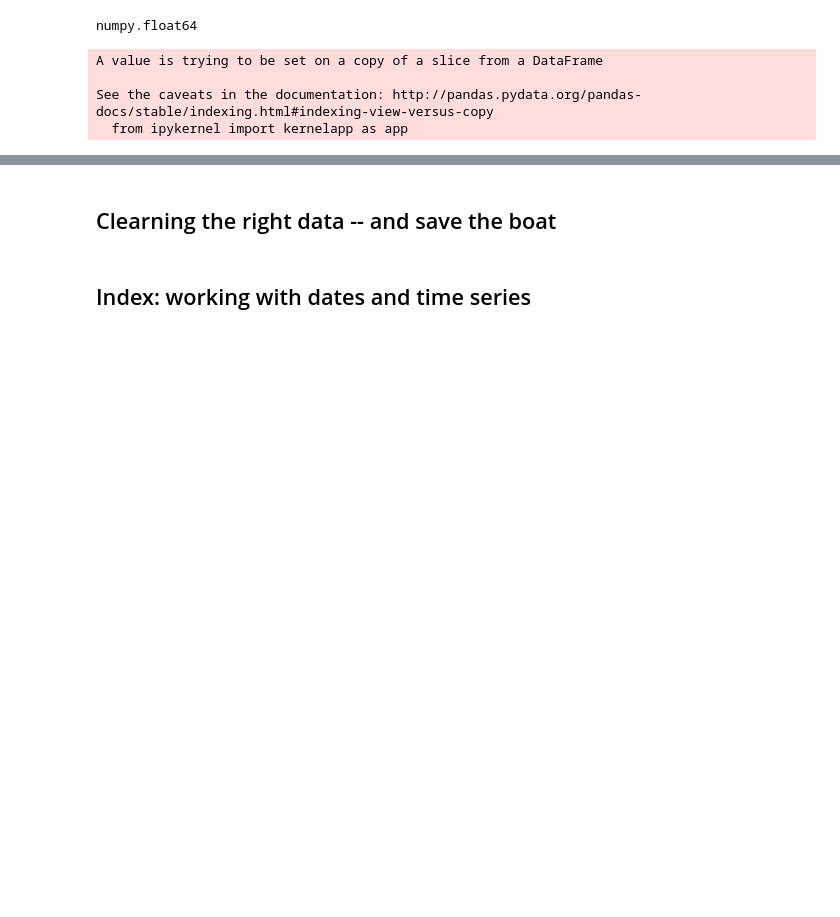
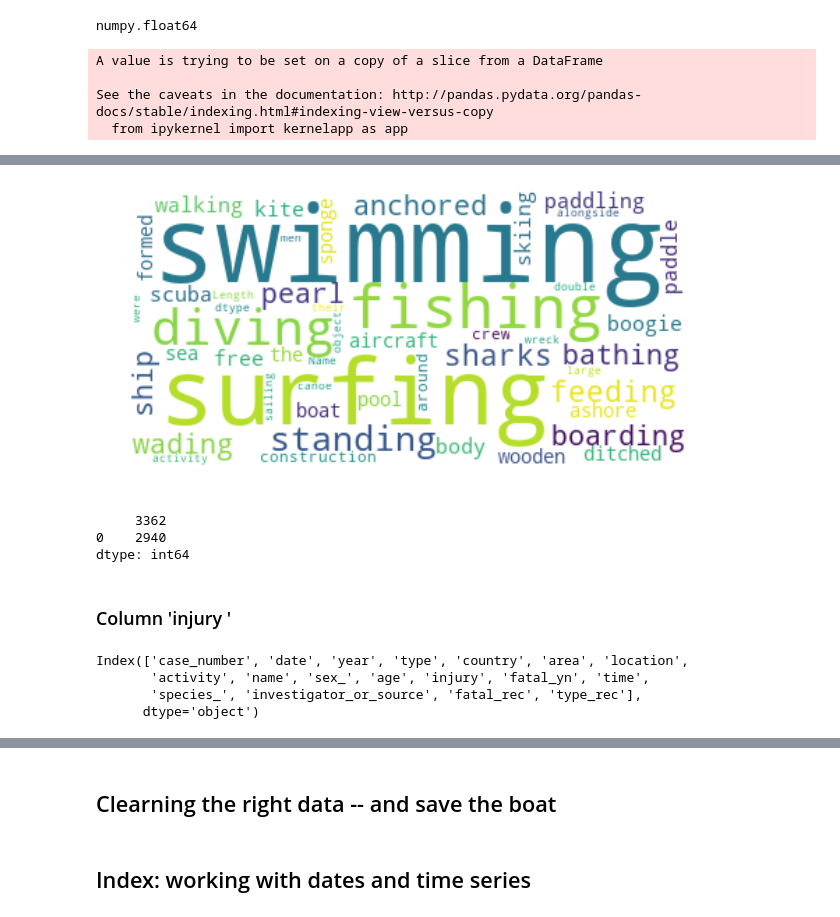
Before and after one commit to ironhacksao-datateam/june2019-ft, a Jupyter notebook: week_2/pandas-project/your-code/pandas_project.ipynb, the cells around one changed output, grey strips where cells are left out. Drawn from its saved outputs; the diff is of its cells as text; code cells hidden in the pictures; blank space fills up the shorter version.

```diff
--- a/week_2/pandas-project/your-code/pandas_project.ipynb
+++ b/week_2/pandas-project/your-code/pandas_project.ipynb
@@ -515,0 +608,7 @@ df2
+# %%
+swords = ['from', 'in', 'was', 'NaN', 'at', 'of', 'by', 'on', 'shark', 'incident', 'invalid', 'not', 'involvement']
+# %%
+word_cloud_figure(df['activity'],
+                  stopwords=swords)
+# %% [output]
+[figure, added]
@@ -515,0 +618,15 @@ df2
+# %%
+one_col(new_features(dict_species, df.species_)).value_counts()
+# %% [output]
+     3362
+0    2940
+dtype: int64
+# %% [markdown]
+### Column 'injury  '
+# %%
+df.columns
+# %% [output]
+Index(['case_number', 'date', 'year', 'type', 'country', 'area', 'location',
+       'activity', 'name', 'sex_', 'age', 'injury', 'fatal_yn', 'time',
+       'species_', 'investigator_or_source', 'fatal_rec', 'type_rec'],
+      dtype='object')
```
Also changed, not shown: parts of 85 cells of this notebook, 2 other files.
